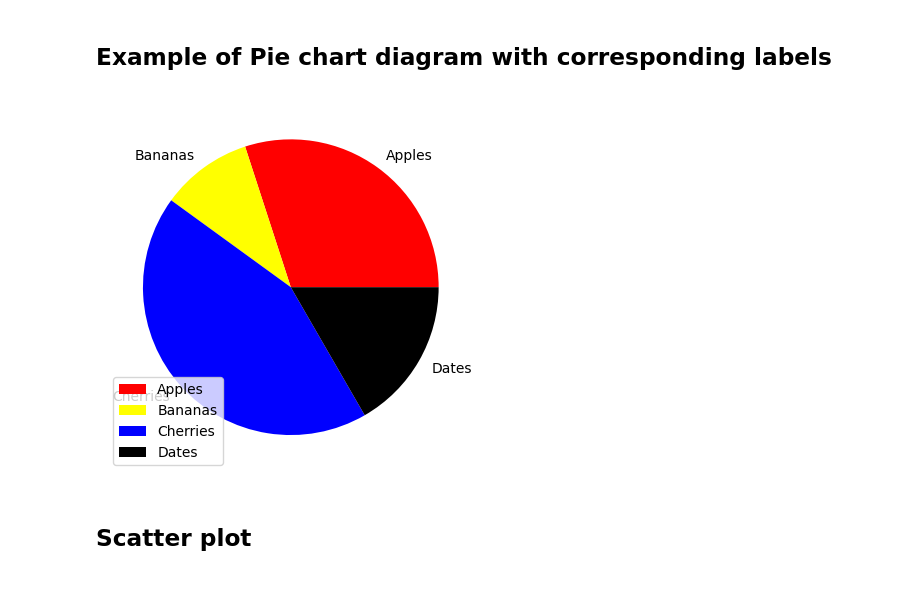
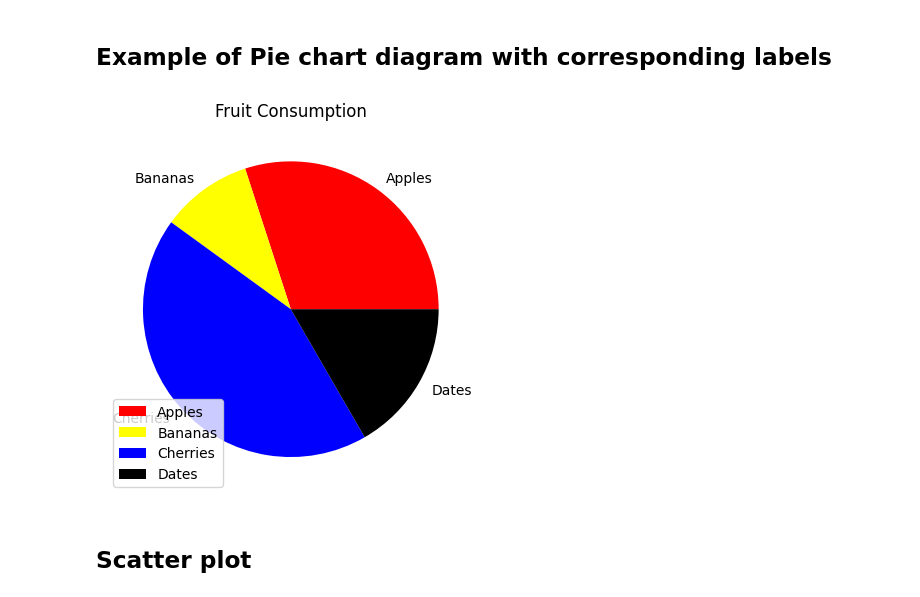
Before and after one commit to rohit-khadka9/CSCN8010-lab-submissions, a Jupyter notebook: students_submissions/8899399/lab2.ipynb, the cells around one changed output. Saved outputs shown, nothing was run; the diff lists cells and outputs as text; code cells hidden in the pictures.

```diff
--- a/students_submissions/8899399/lab2.ipynb
+++ b/students_submissions/8899399/lab2.ipynb
@@ -34,15 +34,16 @@ plt.show()
 # %%
 
 y = np.array([45, 15, 65, 25])
 mylabels = ["Apples", "Bananas", "Cherries", "Dates"]
 defined_colors = ["red", "yellow", "b", "black"]
 
 #plt.pie(y, labels = mylabels)
 plt.pie(y, labels = mylabels, colors = defined_colors)
+plt.title("Fruit Consumption")
 plt.legend()
 plt.show()
 # %% [output]
-[figure, old version]
+[figure, new version]
 # %% [markdown]
 ## Scatter plot
 # %% [markdown]
```
Also changed, not shown: parts of 2 cells of this notebook, 1 other file.
